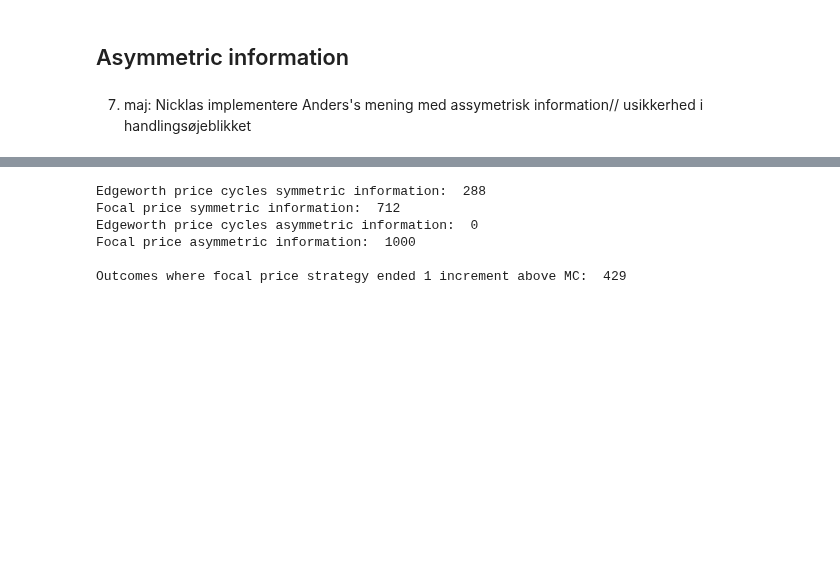
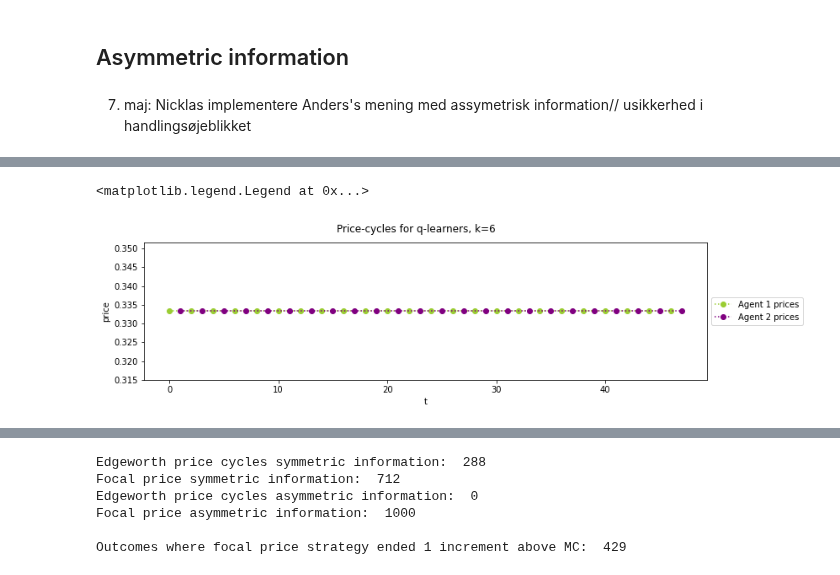
Before and after one commit to nicklasbusk/Bachelorprojekt, a Jupyter notebook: Code/q_learning.ipynb, the cells around one changed output, grey strips where cells are left out. Cells and saved outputs as stored; diff of their text form; code cells hidden in the pictures; blank space fills up the shorter version.

```diff
--- a/Code/q_learning.ipynb
+++ b/Code/q_learning.ipynb
@@ -322,3 +345,21 @@ p_t, avg_prof1, avgprof2, q1, q2, listo = Q_asym(0.3, 0.95, 500000, np.linspace(
+# %%
+p1 = p_t[0,499100:499150]
+p2 = p_t[1,499100:499150]
+
+plt.figure(figsize=(12, 3))
+p0s2d = p1[np.arange(0, p1.size, 2)][:-1]
+p1s2d = p2[np.arange(1, p2.size, 2)][:-1]
+
+plt.xlabel("t")
+plt.ylabel("price")
+plt.suptitle("Price-cycles for q-learners, k=6")
+
+plt.plot(range(0, 48, 2), p0s2d , label="Agent 1 prices", marker="o", color="yellowgreen", linestyle="dotted")
+plt.plot(range(1, 48, 2), p1s2d, label="Agent 2 prices", marker="o", color="purple", linestyle="dotted")
+plt.legend(loc='center left', bbox_to_anchor=(1, 0.5))
+# %% [output]
+<matplotlib.legend.Legend at 0x...>
+[figure, added]
 # %%
 x_values = range(len(avg_prof1))
 
```
Also changed, not shown: parts of 6 cells of this notebook, 1 other file.
